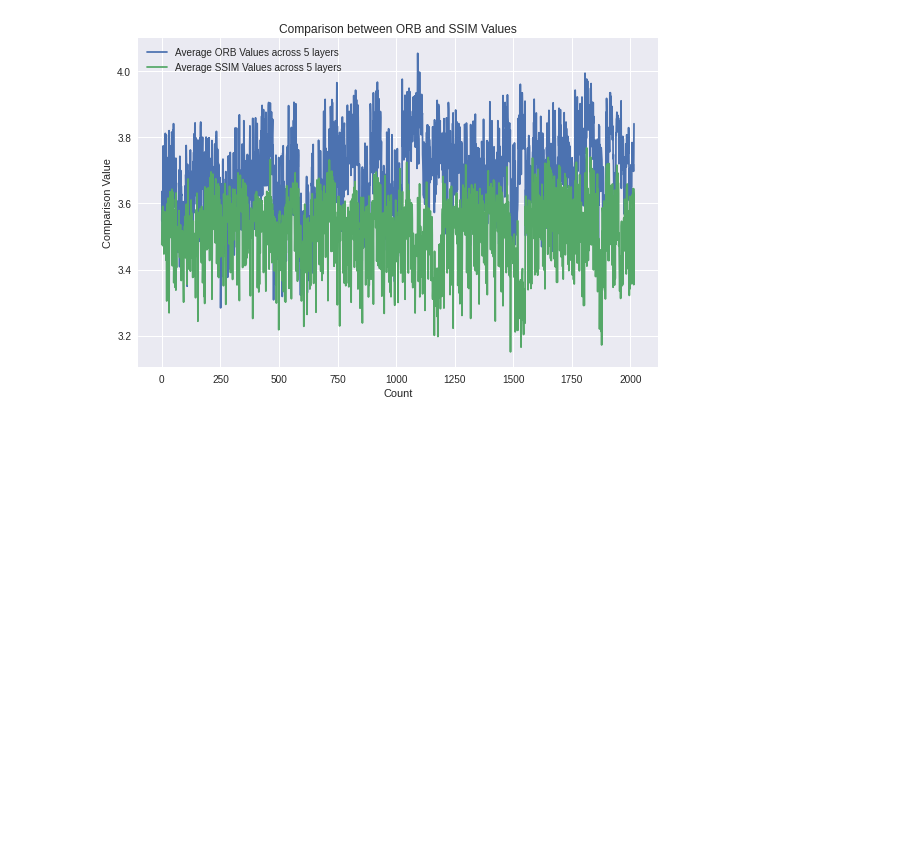
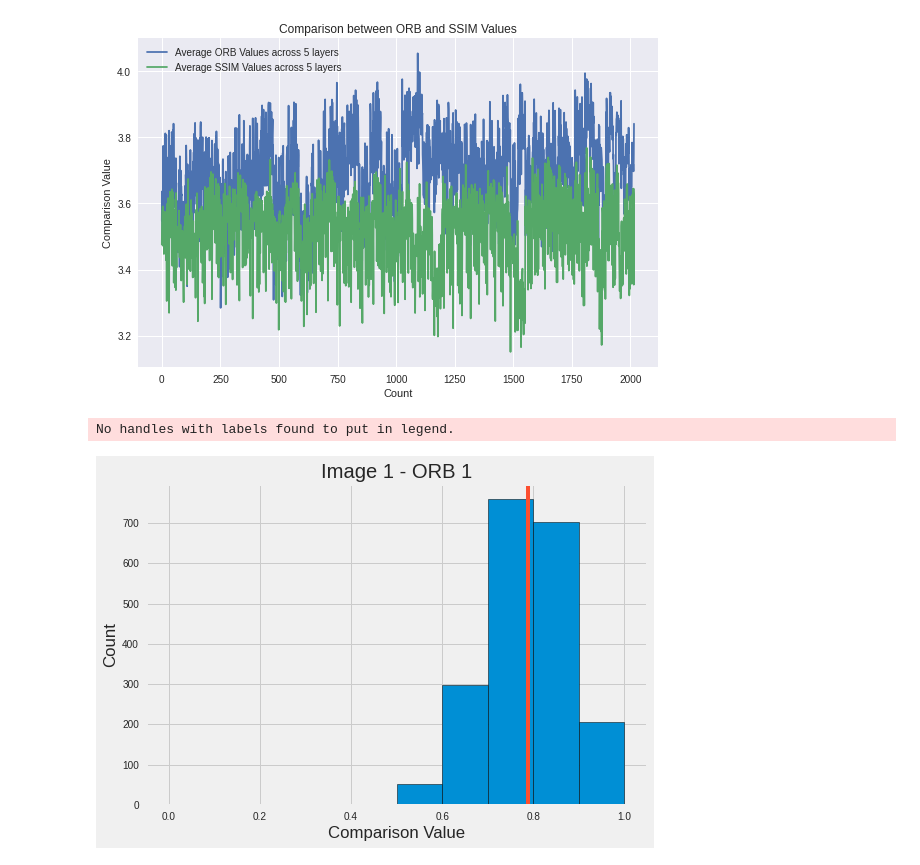
Before and after one commit to arnavd2001/iiitb_cnn, a Jupyter notebook: csvvisn.ipynb, the cells around one changed output. Saved outputs shown, nothing was run; the diff lists cells and outputs as text; code cells hidden in the pictures; blank space fills up the shorter version.

Commit message:
histograms

```diff
--- a/csvvisn.ipynb
+++ b/csvvisn.ipynb
@@ -138,3 +145,19 @@ plt.tight_layout()
 plt.show()
 # %% [output]
 [figure]
+# %%
+bins = [0,0.1,0.2,0.3,0.4,0.5,0.6,0.7,0.8,0.9,1]
+plt.style.use('fivethirtyeight')
+plt.title('Image 1 - ORB 1')
+plt.xlabel('Comparison Value')
+plt.ylabel('Count')
+plt.legend()
+x=df.median()
+#print(x)
+color='#fc4f30'
+plt.axvline(x['ORB 1'],color = color, label = 'Median')
+plt.hist(df['ORB 1'],bins = bins, edgecolor = 'black')
+plt.savefig('orb1')
+# %% [output]
+No handles with labels found to put in legend.
+[figure, added]
```
Also changed, not shown: parts of 13 cells of this notebook.
